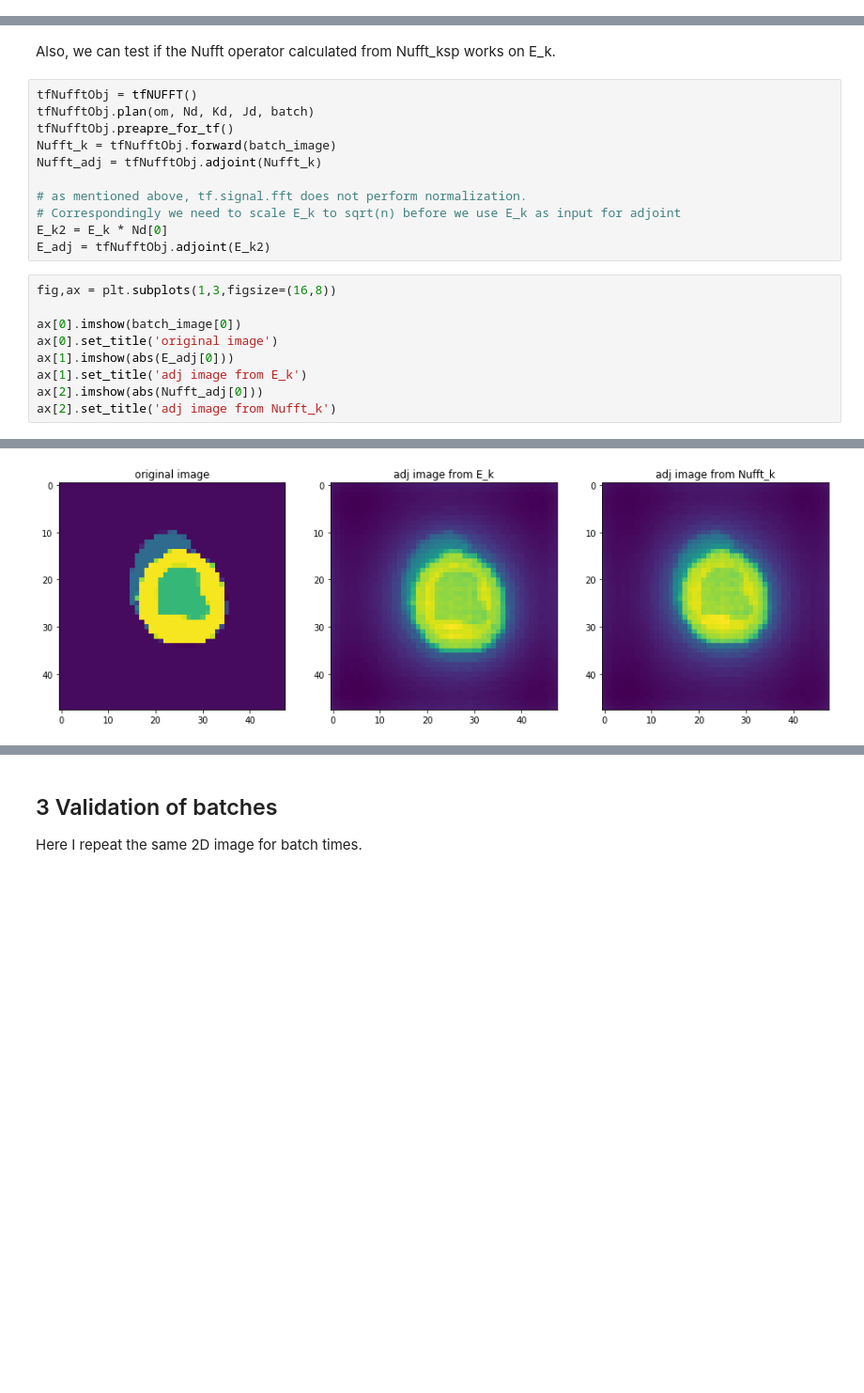
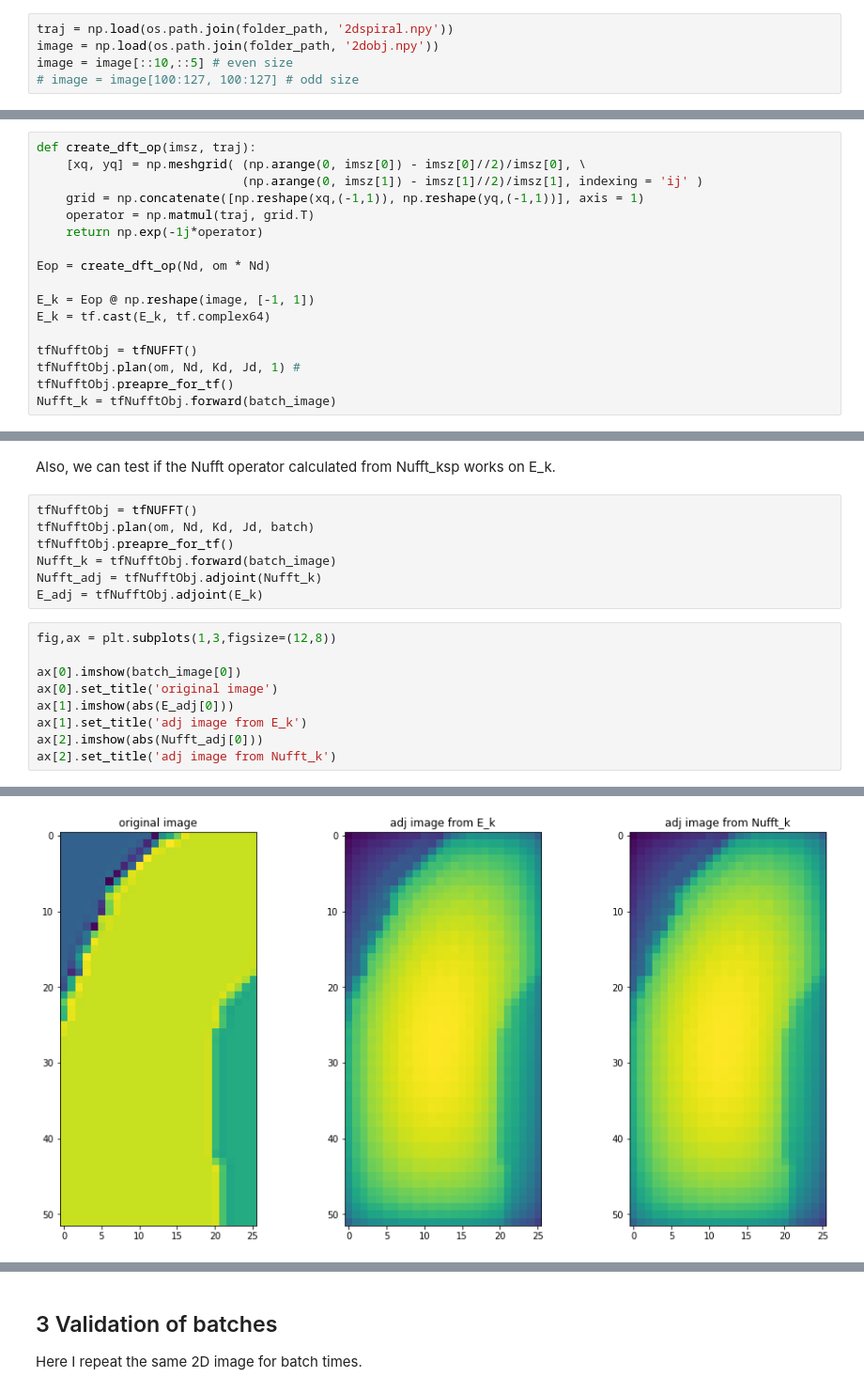
Before and after one commit to yf0726/TFNUFFT, a Jupyter notebook: test.ipynb, the cells around one changed output, grey strips where cells are left out. Shown: that part at 94% size. Drawn from its saved outputs; the diff is of its cells as text; blank space fills up the shorter version.

```diff
--- a/test.ipynb
+++ b/test.ipynb
@@ -25,3 +25,8 @@ image = cv2.resize(image,(48,48))
+# %%
+traj = np.load(os.path.join(folder_path, '2dspiral.npy'))
+image = np.load(os.path.join(folder_path, '2dobj.npy'))
+image = image[::10,::5] # even size
+# image = image[100:127, 100:127] # odd size
 # %%
 om = traj.copy()
 om[:,0] = traj[:,1]
@@ -225,0 +139,17 @@ plt.subplots_adjust(wspace =0, hspace =0.3)
+# %%
+def create_dft_op(imsz, traj):
+    [xq, yq] = np.meshgrid( (np.arange(0, imsz[0]) - imsz[0]//2)/imsz[0], \
+                            (np.arange(0, imsz[1]) - imsz[1]//2)/imsz[1], indexing = 'ij' )
+    grid = np.concatenate([np.reshape(xq,(-1,1)), np.reshape(yq,(-1,1))], axis = 1)
+    operator = np.matmul(traj, grid.T)
+    return np.exp(-1j*operator)
+
+Eop = create_dft_op(Nd, om * Nd)
+
+E_k = Eop @ np.reshape(image, [-1, 1])
+E_k = tf.cast(E_k, tf.complex64)
+
+tfNufftObj = tfNUFFT()
+tfNufftObj.plan(om, Nd, Kd, Jd, 1) #
+tfNufftObj.preapre_for_tf()
+Nufft_k = tfNufftObj.forward(batch_image)
@@ -231,20 +172,16 @@ tfNufftObj.plan(om, Nd, Kd, Jd, batch)
 tfNufftObj.preapre_for_tf()
 Nufft_k = tfNufftObj.forward(batch_image)
 Nufft_adj = tfNufftObj.adjoint(Nufft_k)
-
-# as mentioned above, tf.signal.fft does not perform normalization.
-# Correspondingly we need to scale E_k to sqrt(n) before we use E_k as input for adjoint
-E_k2 = E_k * Nd[0]
-E_adj = tfNufftObj.adjoint(E_k2)
+E_adj = tfNufftObj.adjoint(E_k)
 # %%
-fig,ax = plt.subplots(1,3,figsize=(16,8))
+fig,ax = plt.subplots(1,3,figsize=(12,8))
 
 ax[0].imshow(batch_image[0])
 ax[0].set_title('original image')
 ax[1].imshow(abs(E_adj[0]))
 ax[1].set_title('adj image from E_k')
 ax[2].imshow(abs(Nufft_adj[0]))
 ax[2].set_title('adj image from Nufft_k')
 # %% [output]
 Text(0.5, 1.0, 'adj image from Nufft_k')
-[figure, old version]
+[figure, new version]
```
Also changed, not shown: parts of 29 cells of this notebook, 1 other file.
